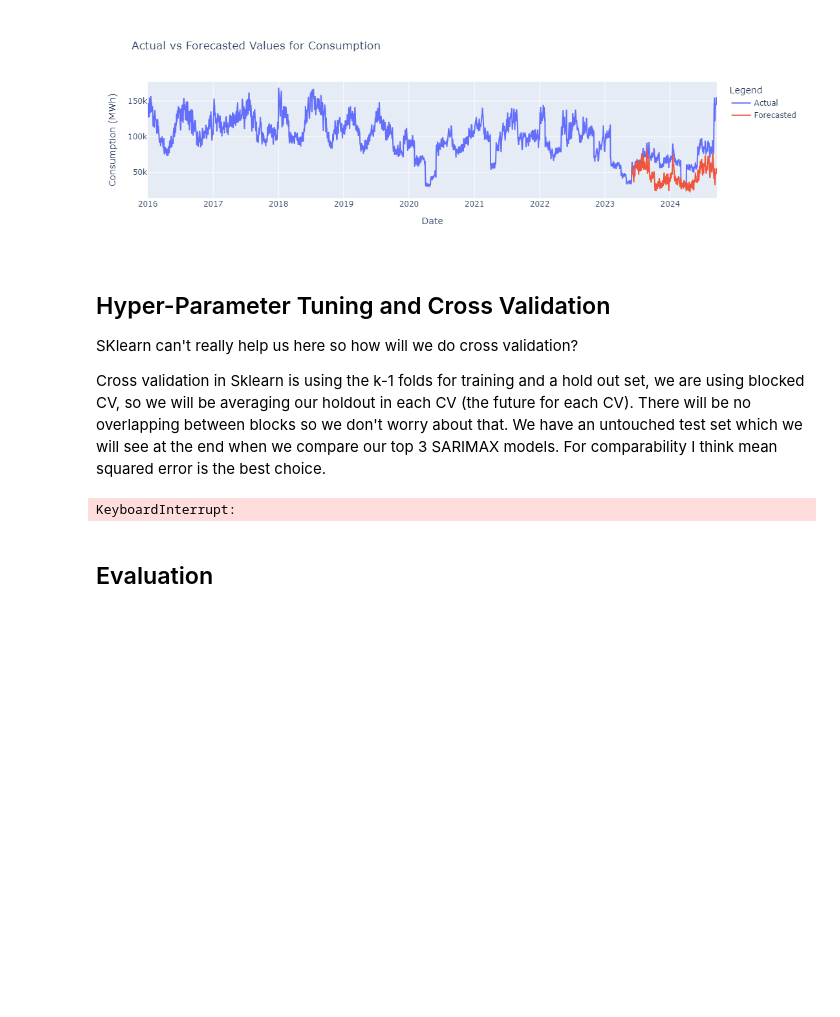
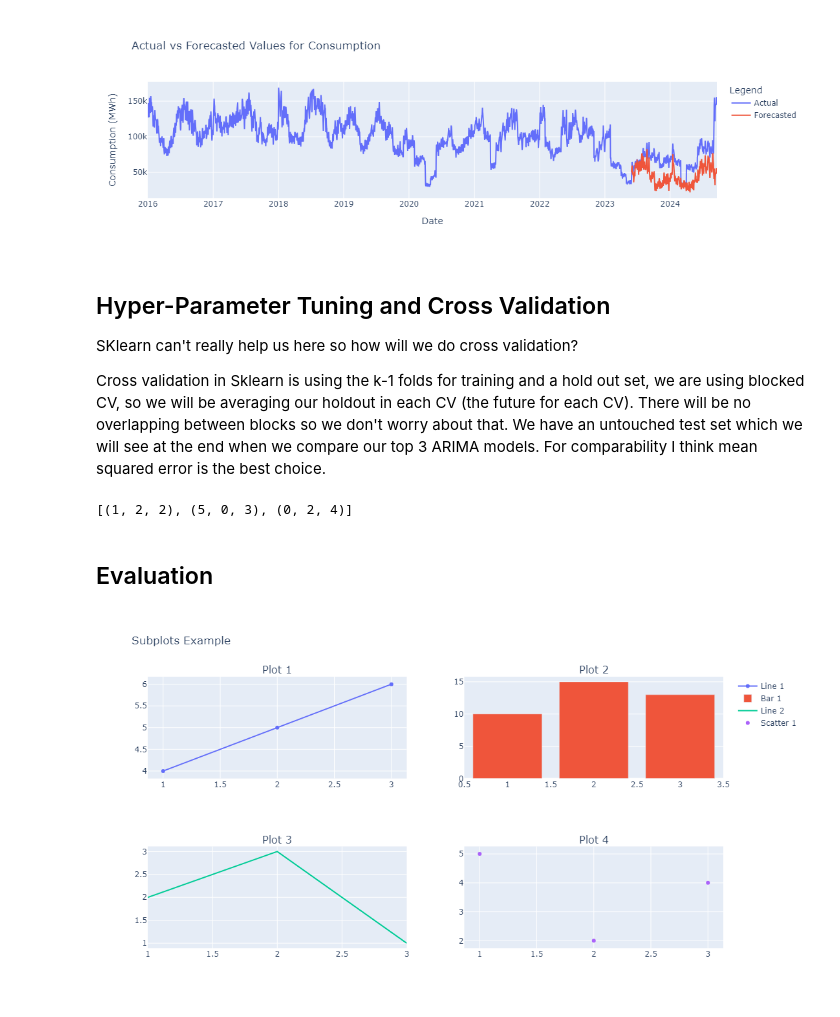
Before and after one commit to lmg1404/Energy-Consumption-Forecasting, a Jupyter notebook: src/notebooks/supervised/arima.ipynb, the cells around one changed output. Drawn from its saved outputs; the diff is of its cells as text; code cells hidden in the pictures; blank space fills up the shorter version.

Commit message:
arima tuning complete

```diff
--- a/src/notebooks/supervised/arima.ipynb
+++ b/src/notebooks/supervised/arima.ipynb
@@ -140,28 +143,62 @@ baseline.save("../../models/SARIMAX_baseline.pickle")
 
 SKlearn can't really help us here so how will we do cross validation?
 
-Cross validation in Sklearn is using the k-1 folds for training and a hold out set, we are using blocked CV, so we will be averaging our holdout in each CV (the future for each CV). There will be no overlapping between blocks so we don't worry about that. We have an untouched test set which we will see at the end when we compare our top 3 SARIMAX models. For comparability I think mean squared error is the best choice.
+Cross validation in Sklearn is using the k-1 folds for training and a hold out set, we are using blocked CV, so we will be averaging our holdout in each CV (the future for each CV). There will be no overlapping between blocks so we don't worry about that. We have an untouched test set which we will see at the end when we compare our top 3 ARIMA models. For comparability I think mean squared error is the best choice.
 # %%
 btss = BlockingTimeSeriesSplit(n_splits=4, val_size=0.2)
-p = range(0, 4)
-q = range(0, 4)
-d = range(0, 4)
-orders = itertools.product(p, q, d)
+n_samples = 100
 
-P = range(0, 4)
-Q = range(0, 4)
-D = range(0, 4)
-s = range(0, 4)
-seasonal_orders = itertools.product(P, Q, D, s)
+p = range(0, 10)
+q = range(0, 10)
+d = range(0, 6)
+search_space = list(itertools.product(p, q, d))
+random_search_space = random.sample(search_space, n_samples)
 
-for ods, sam in itertools.product(orders, seasonal_orders):
+searched_params = [None]
+avg_mses = [np.inf]
+
+for ods in tqdm(random_search_space):
+    searched_params.append(ods) # params searched already, we will use the above to argmin this
+    mses = []
     for i, (x, y) in enumerate(btss.split(train)):
-        endog_train, exog_train = train.loc[x, 'consumption'], train.loc[x].drop(['date', 'consumption'], axis=1)
-        endog_val, exog_val = train.loc[y, 'consumption'], train.loc[y].drop(['date', 'consumption'], axis=1)
+        endog_train = train.loc[x, 'consumption'].reset_index(drop=True)
+        exog_train = train.loc[x].drop(['date', 'consumption'], axis=1).reset_index(drop=True)
+        endog_val = train.loc[y, 'consumption'].reset_index(drop=True)
+        exog_val = train.loc[y].drop(['date', 'consumption'], axis=1).reset_index(drop=True)
+        model = SARIMAX(endog_train, exog_train.astype(float), order=ods).fit(method='bfgs', disp=False)
+        predictions = model.forecast(steps=len(endog_val), exog=exog_val)
 
-        model = SARIMAX(endog_train, exog_train.astype(float), order=order, seasonal_order=seasonal_order).fit(method='bfgs')
-        predictions = model..forecast(steps=len(endog_val), exog=exog_val)
+        mses.append(mean_squared_error(endog_val, predictions))
+    avg_mses.append(np.mean(mses)) # average mean squared error loss across the blocks, the lowest will be here
-# %% [output]
-KeyboardInterrupt:
+# %%
+idxs = np.argsort(avg_mses)[:3]
+[searched_params[i] for i in idxs]
+# %% [output]
+[(1, 2, 2), (5, 0, 3), (0, 2, 4)]
 # %% [markdown]
 ## Evaluation
+# %%
+# Create a 2x2 subplot
+fig = make_subplots(rows=2, cols=2,
+                    subplot_titles=("Plot 1", "Plot 2", "Plot 3", "Plot 4"))
+
+# Add traces to each subplot
+# Plot 1
+fig.add_trace(go.Scatter(x=[1, 2, 3], y=[4, 5, 6], mode='lines+markers', name='Line 1'), row=1, col=1)
+
+# Plot 2
+fig.add_trace(go.Bar(x=[1, 2, 3], y=[10, 15, 13], name='Bar 1'), row=1, col=2)
+
+# Plot 3
+fig.add_trace(go.Scatter(x=[1, 2, 3], y=[2, 3, 1], mode='lines', name='Line 2'), row=2, col=1)
+
+# Plot 4
+fig.add_trace(go.Scatter(x=[1, 2, 3], y=[5, 2, 4], mode='markers', name='Scatter 1'), row=2, col=2)
+
+# Update layout
+fig.update_layout(title_text="Subplots Example", height=600, width=800)
+
+# Show the plot
+fig.show()
+# %% [output]
+[figure, added]
```
Also changed, not shown: parts of 5 cells of this notebook, 5 other files.
